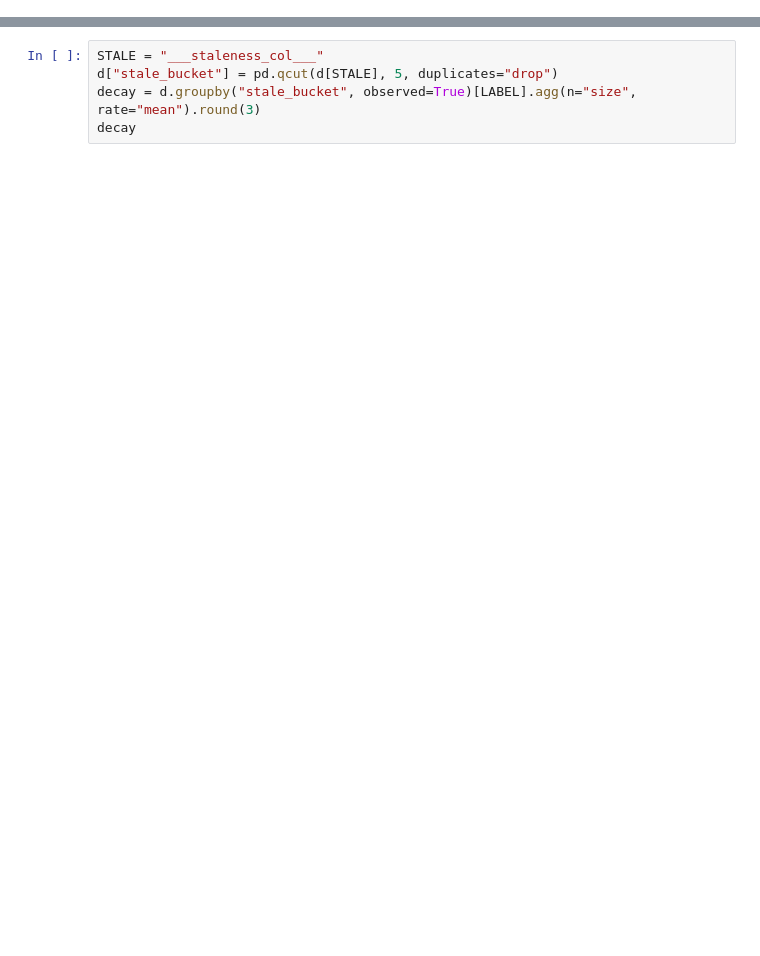
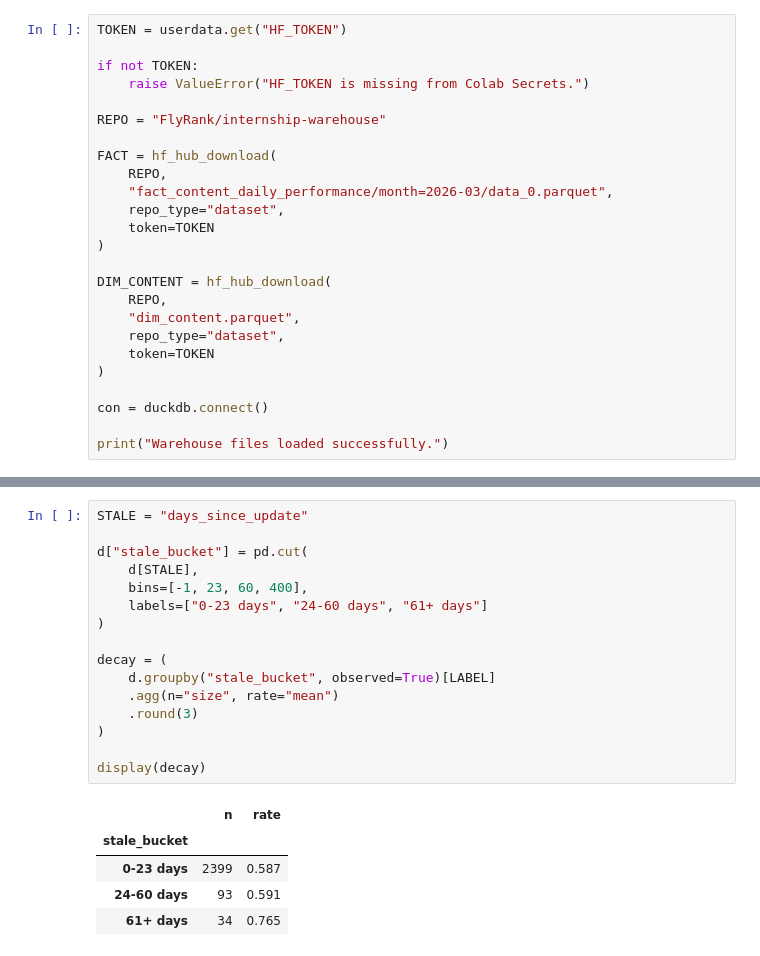
Before and after one commit to janaadarwish/flyrank-ml-internship, a Jupyter notebook: work/notebooks/w07_action_playbook.ipynb, the cells around one changed output, grey strips where cells are left out. Saved outputs shown, nothing was run; the diff lists cells and outputs as text; blank space fills up the shorter version.

```diff
--- a/work/notebooks/w07_action_playbook.ipynb
+++ b/work/notebooks/w07_action_playbook.ipynb
@@ -64,0 +29,25 @@ The queue ranks pages by model score. Each row gets **one reason code** and **on
+# %%
+TOKEN = userdata.get("HF_TOKEN")
+
+if not TOKEN:
+    raise ValueError("HF_TOKEN is missing from Colab Secrets.")
+
+REPO = "FlyRank/internship-warehouse"
+
+FACT = hf_hub_download(
+    REPO,
+    "fact_content_daily_performance/month=2026-03/data_0.parquet",
+    repo_type="dataset",
+    token=TOKEN
+)
+
+DIM_CONTENT = hf_hub_download(
+    REPO,
+    "dim_content.parquet",
+    repo_type="dataset",
+    token=TOKEN
+)
+
+con = duckdb.connect()
+
+print("Warehouse files loaded successfully.")
@@ -65,5 +368,22 @@ The queue ranks pages by model score. Each row gets **one reason code** and **on
 # %%
-STALE = "___staleness_col___"
-d["stale_bucket"] = pd.qcut(d[STALE], 5, duplicates="drop")
-decay = d.groupby("stale_bucket", observed=True)[LABEL].agg(n="size", rate="mean").round(3)
-decay
+STALE = "days_since_update"
+
+d["stale_bucket"] = pd.cut(
+    d[STALE],
+    bins=[-1, 23, 60, 400],
+    labels=["0-23 days", "24-60 days", "61+ days"]
+)
+
+decay = (
+    d.groupby("stale_bucket", observed=True)[LABEL]
+    .agg(n="size", rate="mean")
+    .round(3)
+)
+
+display(decay)
+# %% [output]
+|  | n | rate |
+| stale_bucket |  |  |
+| 0-23 days | 2399 | 0.587 |
+| 24-60 days | 93 | 0.591 |
+| 61+ days | 34 | 0.765 |
```
Also changed, not shown: parts of 29 cells of this notebook.
